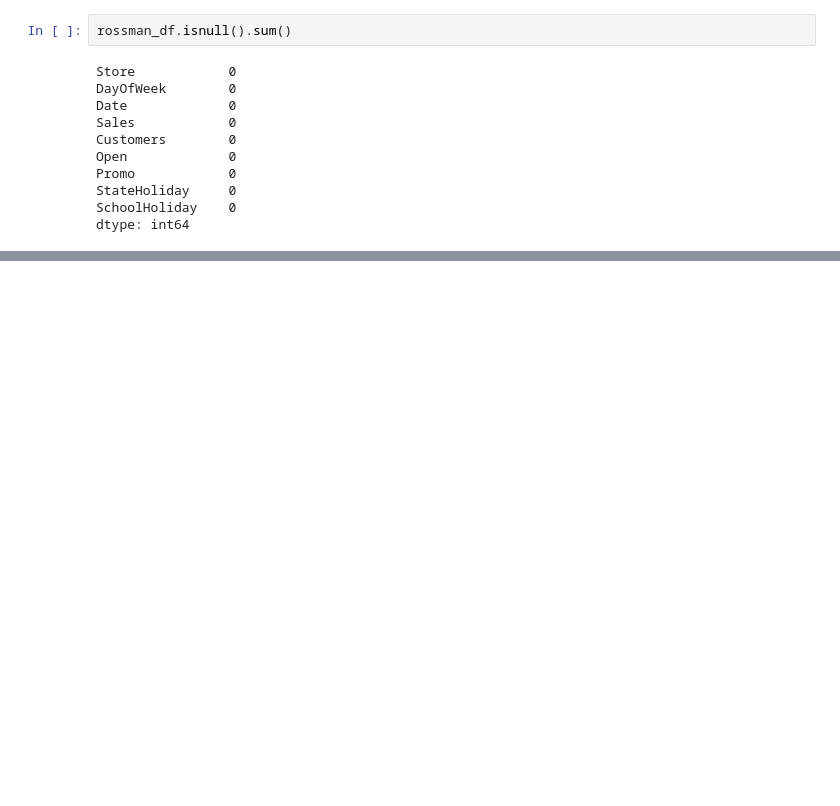
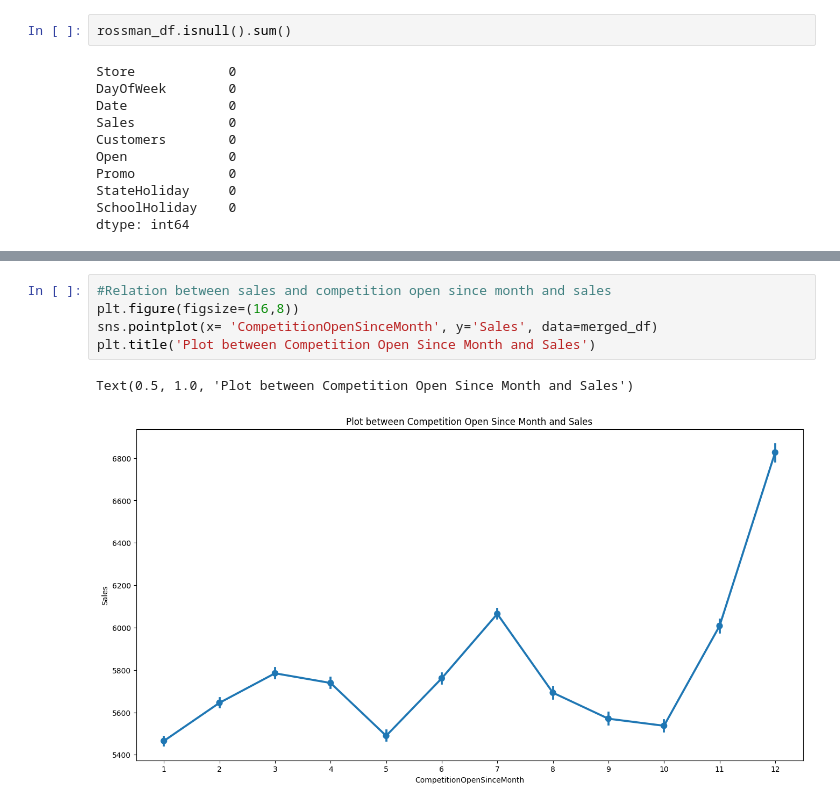
Before and after one commit to Koti-RK/Retail-Sales-Prediction, a Jupyter notebook: Retail_sales_prediction.ipynb, the cells around one changed output, grey strips where cells are left out. Cells and saved outputs as stored; diff of their text form; blank space fills up the shorter version.

```diff
--- a/Retail_sales_prediction.ipynb
+++ b/Retail_sales_prediction.ipynb
@@ -305,0 +368,8 @@ ValueError: ignored
+# %%
+#Relation between sales and competition open since month and sales
+plt.figure(figsize=(16,8))
+sns.pointplot(x= 'CompetitionOpenSinceMonth', y='Sales', data=merged_df)
+plt.title('Plot between Competition Open Since Month and Sales')
+# %% [output]
+Text(0.5, 1.0, 'Plot between Competition Open Since Month and Sales')
+[figure, added]
```
Also changed, not shown: parts of 72 cells of this notebook.
